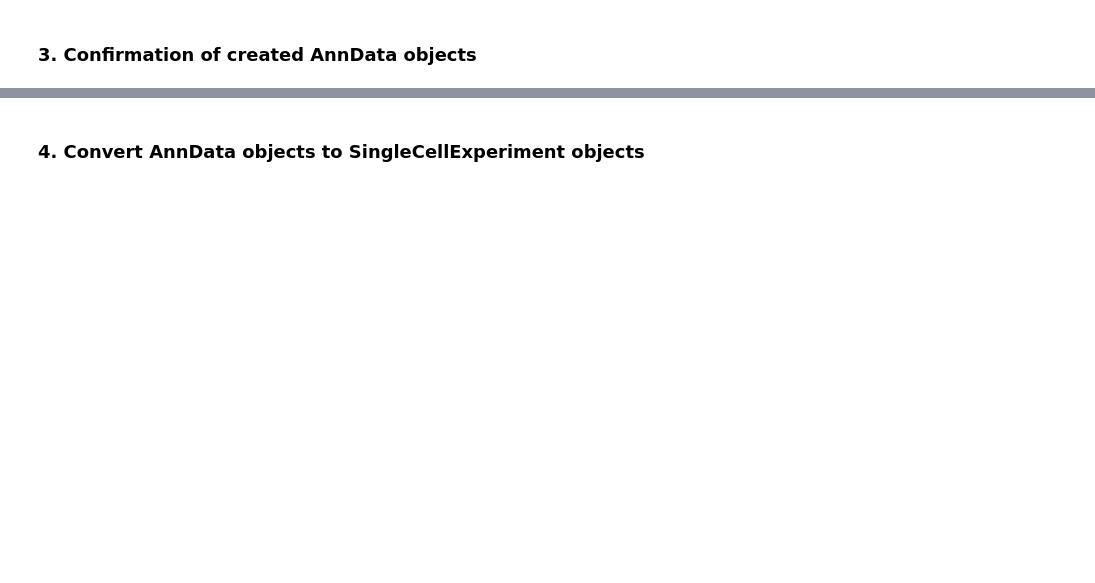
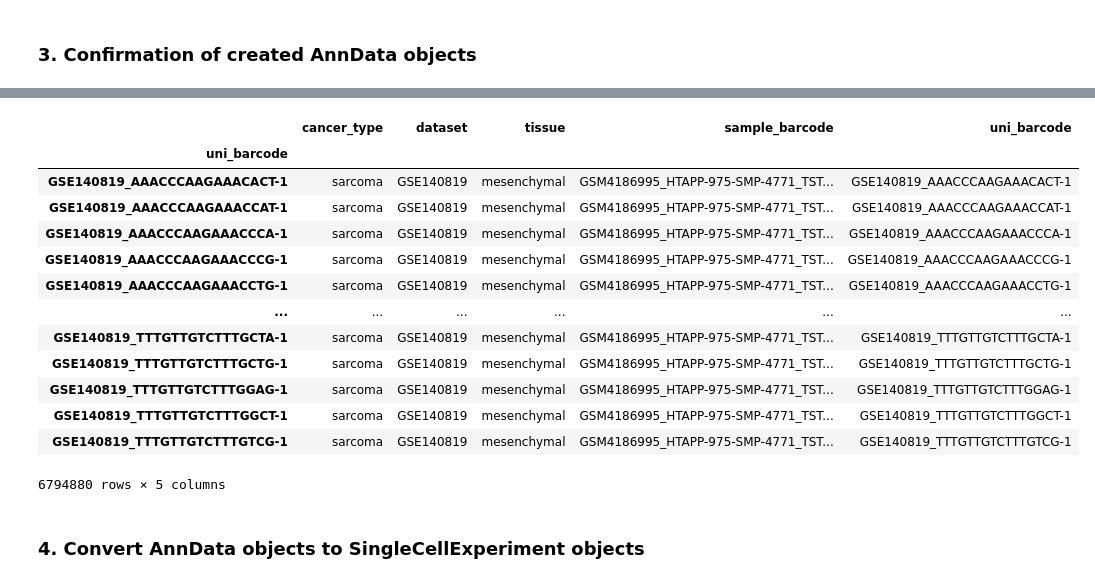
Before and after one commit to tuonglab/pan-paedcancer-scrnaseq, a Jupyter notebook: notebooks/GSE140819.ipynb, the cells around one changed output, grey strips where cells are left out. Drawn from its saved outputs; the diff is of its cells as text; code cells hidden in the pictures; blank space fills up the shorter version.

```diff
--- a/notebooks/GSE140819.ipynb
+++ b/notebooks/GSE140819.ipynb
@@ -227,3 +249,20 @@ sample.var.head()
+# %%
+sample.obs
+# %% [output]
+|  | cancer_type | dataset | tissue | sample_barcode | uni_barcode |
+| uni_barcode |  |  |  |  |  |
+| GSE140819_AAACCCAAGAAACACT-1 | sarcoma | GSE140819 | mesenchymal | GSM4186995_HTAPP-975-SMP-4771_TST... | GSE140819_AAACCCAAGAAACACT-1 |
+| GSE140819_AAACCCAAGAAACCAT-1 | sarcoma | GSE140819 | mesenchymal | GSM4186995_HTAPP-975-SMP-4771_TST... | GSE140819_AAACCCAAGAAACCAT-1 |
+| GSE140819_AAACCCAAGAAACCCA-1 | sarcoma | GSE140819 | mesenchymal | GSM4186995_HTAPP-975-SMP-4771_TST... | GSE140819_AAACCCAAGAAACCCA-1 |
+| GSE140819_AAACCCAAGAAACCCG-1 | sarcoma | GSE140819 | mesenchymal | GSM4186995_HTAPP-975-SMP-4771_TST... | GSE140819_AAACCCAAGAAACCCG-1 |
+| GSE140819_AAACCCAAGAAACCTG-1 | sarcoma | GSE140819 | mesenchymal | GSM4186995_HTAPP-975-SMP-4771_TST... | GSE140819_AAACCCAAGAAACCTG-1 |
+| ... | ... | ... | ... | ... | ... |
+| GSE140819_TTTGTTGTCTTTGCTA-1 | sarcoma | GSE140819 | mesenchymal | GSM4186995_HTAPP-975-SMP-4771_TST... | GSE140819_TTTGTTGTCTTTGCTA-1 |
+| GSE140819_TTTGTTGTCTTTGCTG-1 | sarcoma | GSE140819 | mesenchymal | GSM4186995_HTAPP-975-SMP-4771_TST... | GSE140819_TTTGTTGTCTTTGCTG-1 |
+| GSE140819_TTTGTTGTCTTTGGAG-1 | sarcoma | GSE140819 | mesenchymal | GSM4186995_HTAPP-975-SMP-4771_TST... | GSE140819_TTTGTTGTCTTTGGAG-1 |
+| GSE140819_TTTGTTGTCTTTGGCT-1 | sarcoma | GSE140819 | mesenchymal | GSM4186995_HTAPP-975-SMP-4771_TST... | GSE140819_TTTGTTGTCTTTGGCT-1 |
+| GSE140819_TTTGTTGTCTTTGTCG-1 | sarcoma | GSE140819 | mesenchymal | GSM4186995_HTAPP-975-SMP-4771_TST... | GSE140819_TTTGTTGTCTTTGTCG-1 |
+6794880 rows × 5 columns
 # %% [markdown]
 ### 4. Convert AnnData objects to SingleCellExperiment objects
 # %%
```
Also changed, not shown: parts of 12 cells of this notebook.
